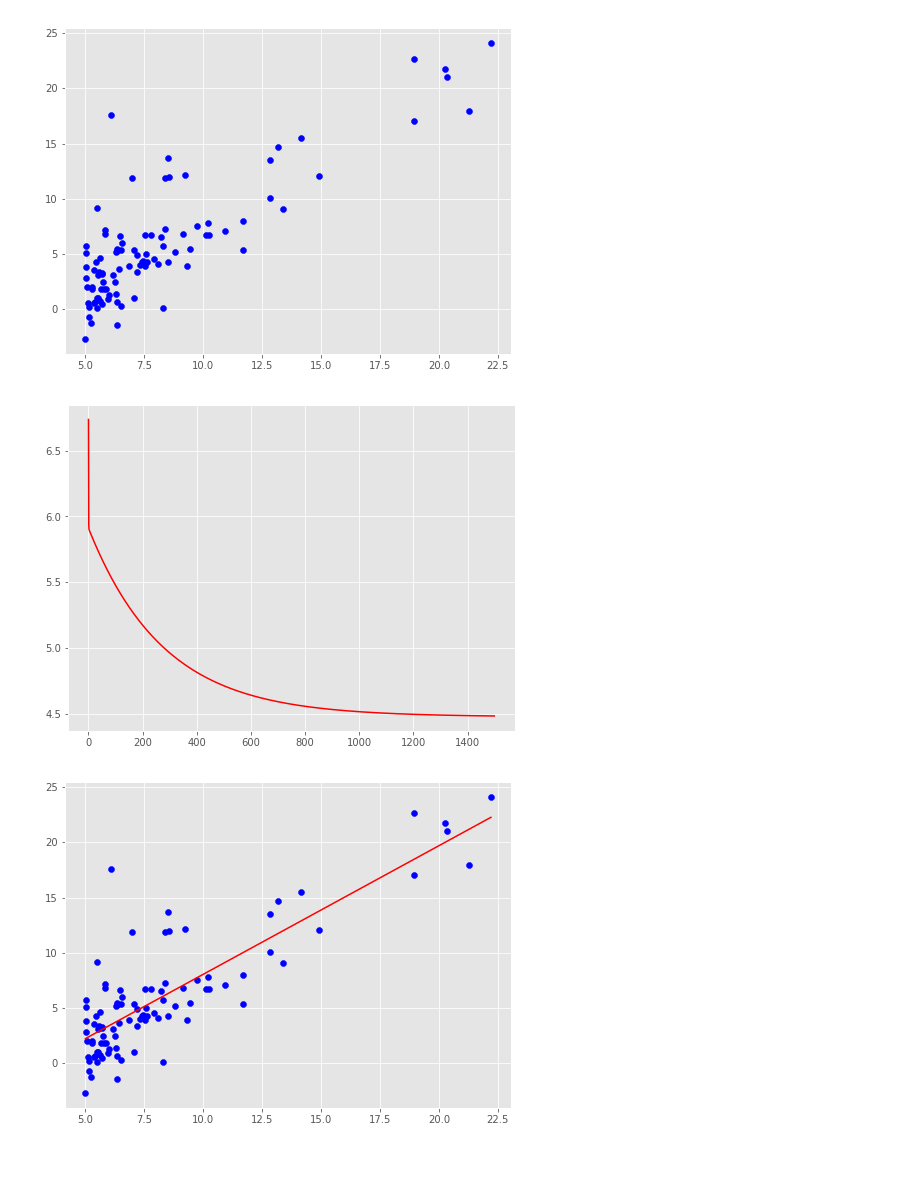
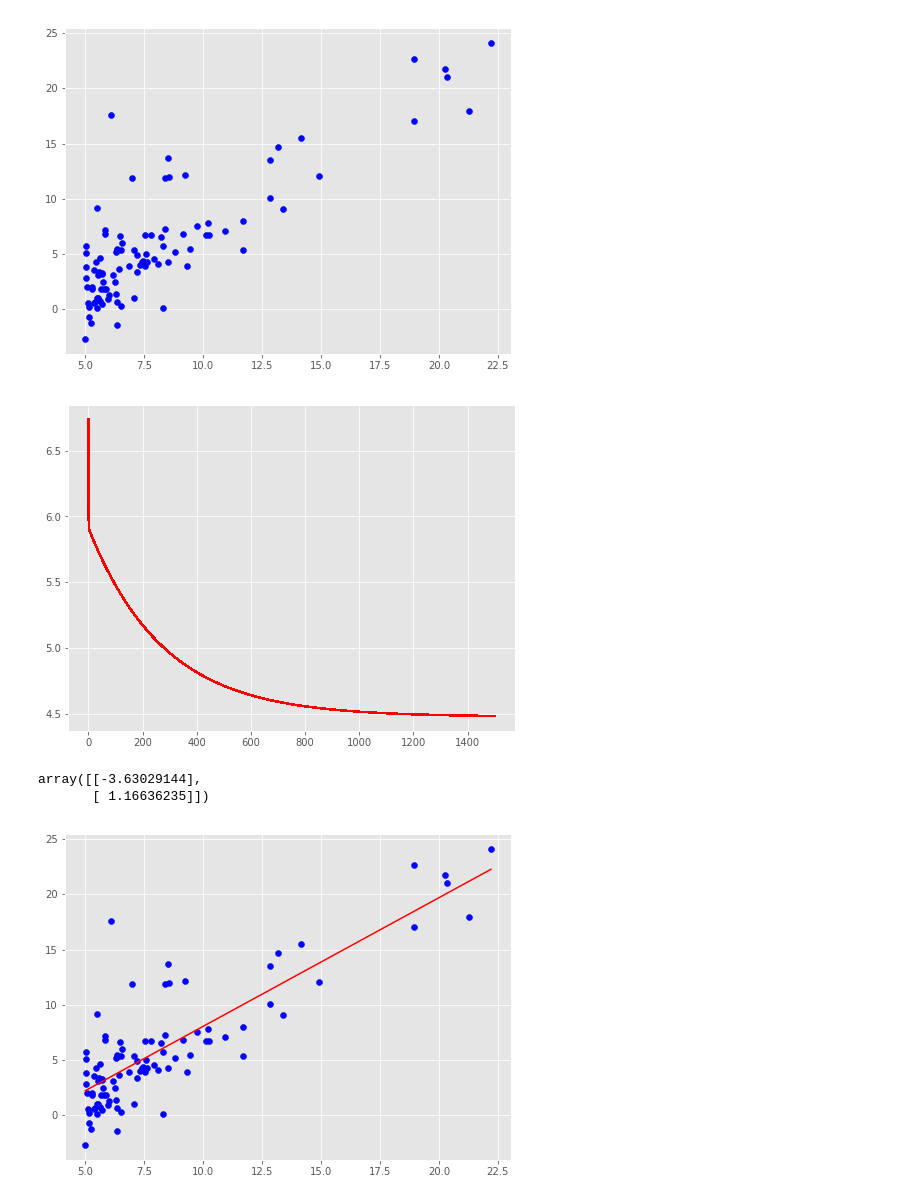
Before and after one commit to neil-ash/Workshops, a Jupyter notebook: Linear_Regression.ipynb, the cells around one changed output. Drawn from its saved outputs; the diff is of its cells as text; code cells hidden in the pictures; blank space fills up the shorter version.

```diff
--- a/Linear_Regression.ipynb
+++ b/Linear_Regression.ipynb
@@ -44,20 +44,22 @@ def cost():
 num_iterations = 1500
 learning_rate = 0.01
 # %%
-# save costs to plot later
-cost_ls = []
-
 # perform gradient descent
 for i in range(num_iterations):
     gradient = (1 / m) * np.matmul(X.T, (predict() - y))
     theta -= learning_rate * gradient
-    cost_ls.append(cost())
+    plt.plot(cost_ls, color='red')
+
+# show how cost decreases with each adjustment
+plt.show()
+# %% [output]
+[figure, added]
-# %%
-# plot cost
-plt.plot(cost_ls, color='red')
-plt.show()
-# %% [output]
-[figure, removed]
+# %%
+# show learned parameters
+theta
+# %% [output]
+array([[-3.63029144],
+       [ 1.16636235]])
 # %%
 # create endpoints for plotting
 X_pt = [min(X[:, 1]), max(X[:, 1])]
```
